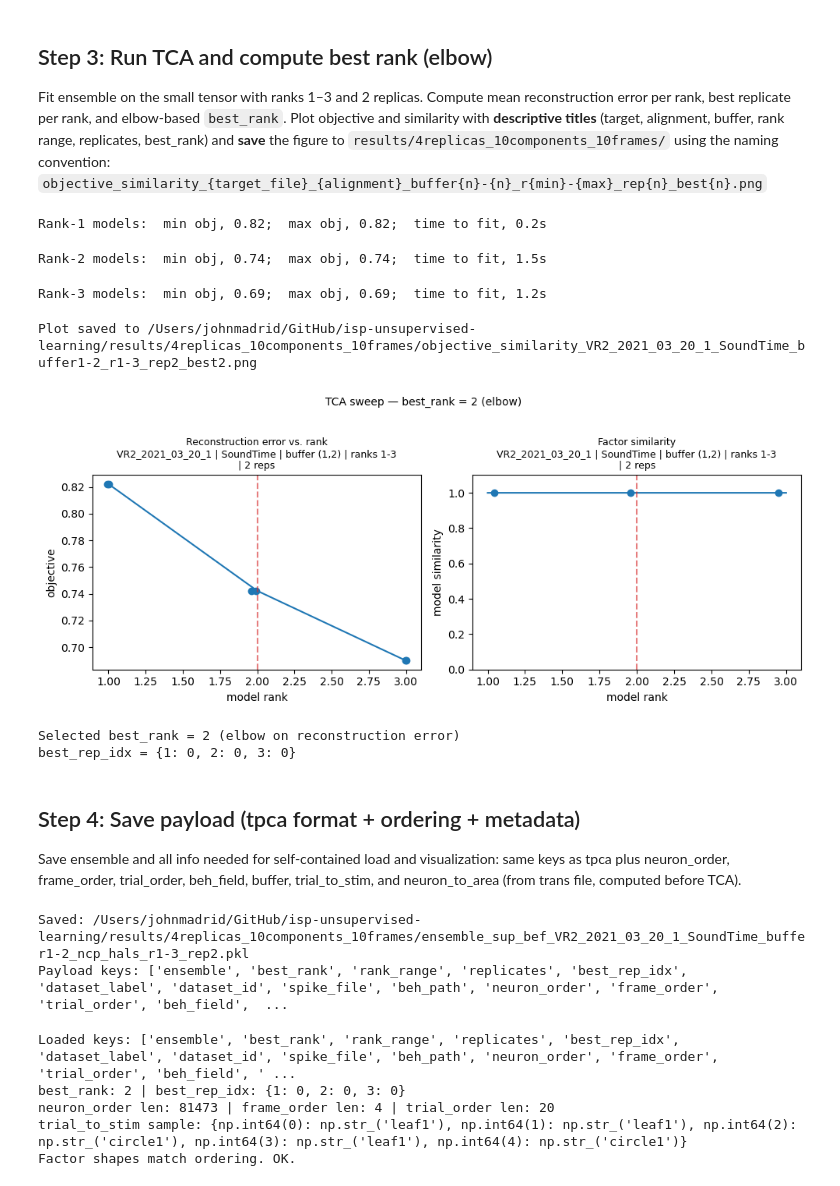
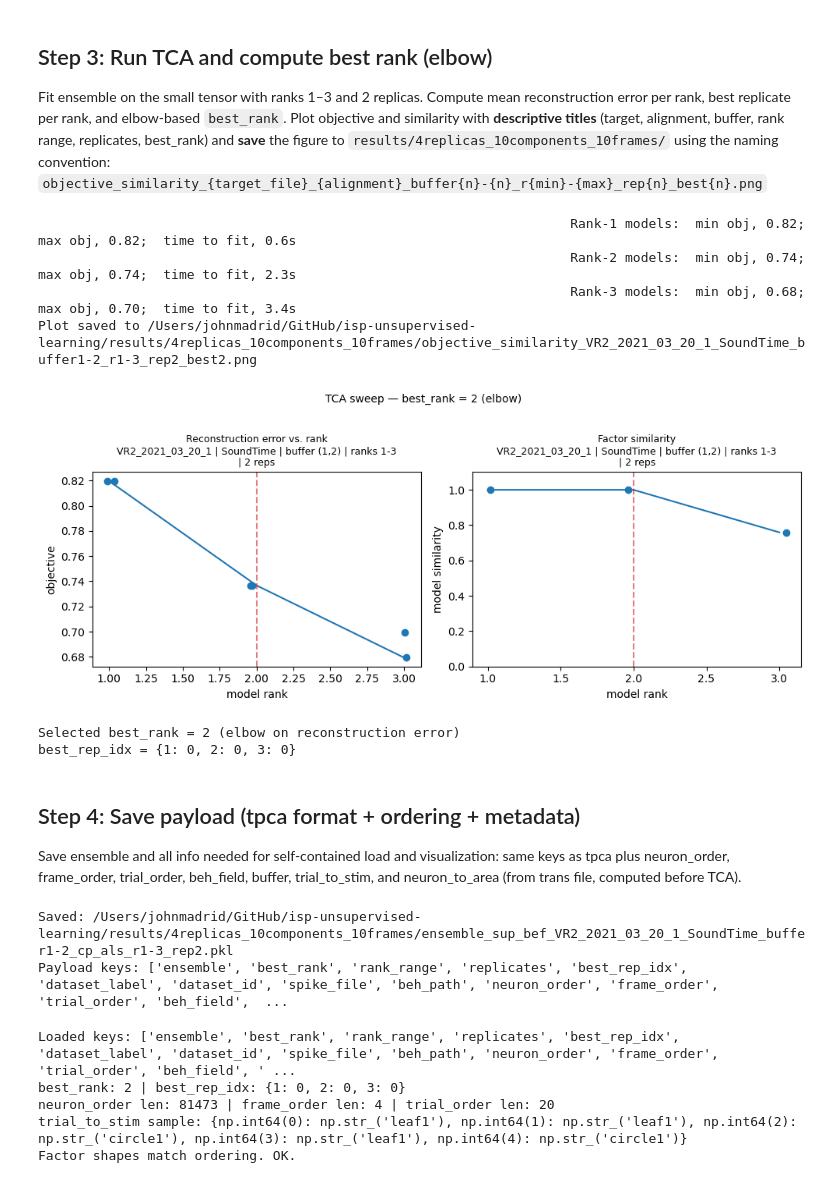
Before and after one commit to JohnMadrid/isp-unsupervised-learning, a Jupyter notebook: Batch_TCA_Pipeline.ipynb, the cells around one changed output. Saved outputs shown, nothing was run; the diff lists cells and outputs as text; code cells hidden in the pictures.

```diff
--- a/Batch_TCA_Pipeline.ipynb
+++ b/Batch_TCA_Pipeline.ipynb
@@ -202,7 +340,7 @@ replicates = 2
 alignment_name = "SoundTime"  # tunnel entrance
 buffer_used = buffer_small  # (2, 2) for Step 3 test
 
-ensemble_rank_sweep = tt.Ensemble(fit_method="ncp_hals")
+ensemble_rank_sweep = tt.Ensemble(fit_method="cp_als")
 ensemble_rank_sweep.fit(tensor_small, ranks=rank_range, replicates=replicates)
 
 fig, axes = plt.subplots(1, 2, figsize=(10, 4))
@@ -239,40 +377,40 @@ for r in rank_range:
             best_idx = i
     mean_errors.append(float(np.mean(errs)))
     best_rep_idx[int(r)] = int(best_idx)
 
 # Elbow heuristic on error curve
 x = np.arange(len(mean_errors), dtype=float) + 1.0
 y = np.array(mean_errors, dtype=float)
 m = (y[-1] - y[0]) / (x[-1] - x[0] + 1e-12)
 b = y[0] - m * x[0]
 dist = np.abs(m * x + b - y) / (np.sqrt(m * m + 1.0) + 1e-12)
 elbow_rank = int(x[np.argmax(dist)])
 best_rank = int(max(1, elbow_rank))
 
 for ax in axes:
     ax.axvline(best_rank, color='tab:red', linestyle='--', alpha=0.6)
 fig.suptitle(f"TCA sweep — best_rank = {best_rank} (elbow)", fontsize=10, y=1.02)
 plt.tight_layout()
 
 # Save plot with naming convention: objective_similarity_{target}_{alignment}_buffer{b}-{b}_r{min}-{max}_rep{n}_best{best}.png
 plot_filename = results_dir / (
     f"objective_similarity_{target_file}_{alignment_name}_buffer{buffer_used[0]}-{buffer_used[1]}_"
     f"r{min(rank_range)}-{max(rank_range)}_rep{replicates}_best{best_rank}.png"
 )
 plt.savefig(plot_filename, dpi=150, bbox_inches='tight')
 print(f"Plot saved to {plot_filename}")
 plt.show()
 
 print(f"Selected best_rank = {best_rank} (elbow on reconstruction error)")
 print(f"best_rep_idx = {best_rep_idx}")
 # %% [output]
-Rank-1 models:  min obj, 0.82;  max obj, 0.82;  time to fit, 0.2s
+                                                                    Rank-1 models:  min obj, 0.82;  max obj, 0.82;  time to fit, 0.6s
+                                                                    Rank-2 models:  min obj, 0.74;  max obj, 0.74;  time to fit, 2.3s
+                                                                    Rank-3 models:  min obj, 0.68;  max obj, 0.70;  time to fit, 3.4s
+Plot saved to /Users/johnmadrid/GitHub/isp-unsupervised-learning/results/4replicas_10components_10frames/objective_similarity_VR2_2021_03_20_1_SoundTime_buffer1-2_r1-3_rep2_best2.png
+[figure, new version]
-Rank-2 models:  min obj, 0.74;  max obj, 0.74;  time to fit, 1.5s
+Selected best_rank = 2 (elbow on reconstruction error)
+best_rep_idx = {1: 0, 2: 0, 3: 0}
-Rank-3 models:  min obj, 0.69;  max obj, 0.69;  time to fit, 1.2s
-Plot saved to /Users/johnmadrid/GitHub/isp-unsupervised-learning/results/4replicas_10components_10frames/objective_similarity_VR2_2021_03_20_1_SoundTime_buffer1-2_r1-3_rep2_best2.png
-[figure, old version]
-Selected best_rank = 2 (elbow on reconstruction error)
-best_rep_idx = {1: 0, 2: 0, 3: 0}
 # %% [markdown]
 ## Step 4: Save payload (tpca format + ordering + metadata)
 
@@ -329,7 +467,7 @@ with open(save_path, "wb") as f:
 print(f"Saved: {save_path}")
 print(f"Payload keys: {list(payload.keys())}")
 # %% [output]
-Saved: /Users/johnmadrid/GitHub/isp-unsupervised-learning/results/4replicas_10components_10frames/ensemble_sup_bef_VR2_2021_03_20_1_SoundTime_buffer1-2_ncp_hals_r1-3_rep2.pkl
+Saved: /Users/johnmadrid/GitHub/isp-unsupervised-learning/results/4replicas_10components_10frames/ensemble_sup_bef_VR2_2021_03_20_1_SoundTime_buffer1-2_cp_als_r1-3_rep2.pkl
 Payload keys: ['ensemble', 'best_rank', 'rank_range', 'replicates', 'best_rep_idx', 'dataset_label', 'dataset_id', 'spike_file', 'beh_path', 'neuron_order', 'frame_order', 'trial_order', 'beh_field',  ...
 # %%
 # Load and verify saved payload
```
Also changed, not shown: parts of 9 cells of this notebook.
